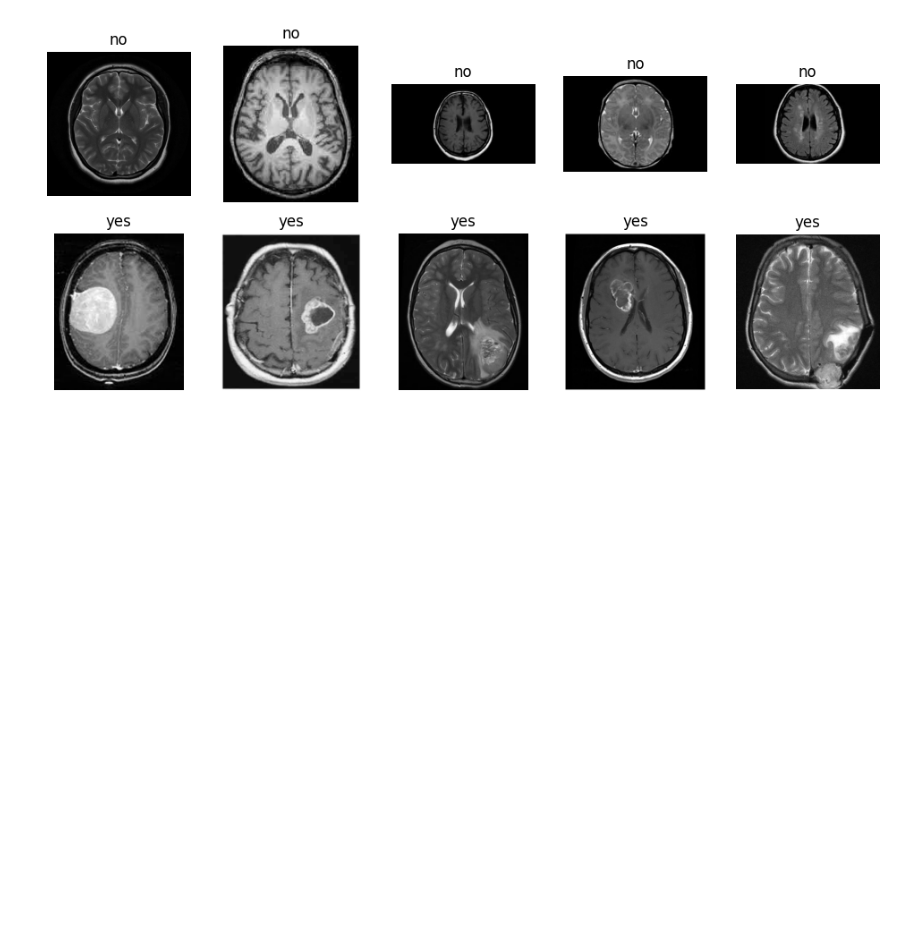
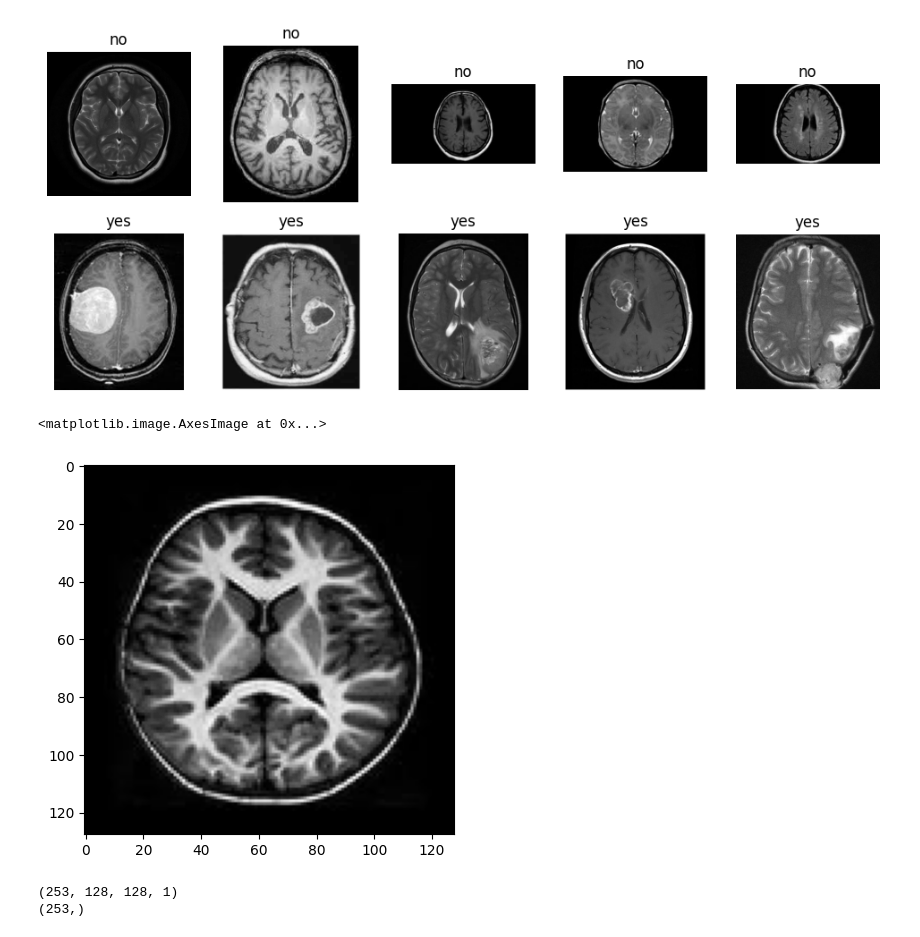
Before and after one commit to Aliakbar-omidi/Brain-Tumor-Detection, a Jupyter notebook: main.ipynb, the cells around one changed output. Cells and saved outputs as stored; diff of their text form; code cells hidden in the pictures; blank space fills up the shorter version.

```diff
--- a/main.ipynb
+++ b/main.ipynb
@@ -5,13 +6,13 @@ from matplotlib import pyplot as plt
 # %%
 data_dir = "brain_tumor_dataset"
 
-category = ["no", "yes"]
+categories = ["no", "yes"]
 
 
 fig, axes = plt.subplots(2, 5, figsize=(12, 5))
 
 
-for i, category in enumerate(category):
+for i, category in enumerate(categories):
     path = os.path.join(data_dir, category)
     images = os.listdir(path)[:5]
 
@@ -23,3 +24,36 @@ for i, category in enumerate(category):
         axes[i, j].axis('off')
 # %% [output]
 [figure]
+# %%
+image_size = 128
+
+x = []
+y = []
+
+for category in categories:
+    path = os.path.join(data_dir, category)
+    label = categories.index(category)
+
+    for image_name in os.listdir(path):
+        image_path = os.path.join(path, image_name)
+        img = cv2.imread(image_path, cv2.IMREAD_GRAYSCALE)
+        img = cv2.resize(img, (image_size, image_size))
+
+        x.append(img)
+        y.append(label)
+
+
+plt.imshow(x[5], cmap='gray')
+# %% [output]
+<matplotlib.image.AxesImage at 0x...>
+[figure, added]
+# %%
+x = np.array(x).reshape(-1, image_size, image_size, 1)
+x = x.astype('float32') / 255.0
+y = np.array(y)
+
+print(x.shape)
+print(y.shape)
+# %% [output]
+(253, 128, 128, 1)
+(253,)
```
Also changed, not shown: parts of 1 cell of this notebook.
